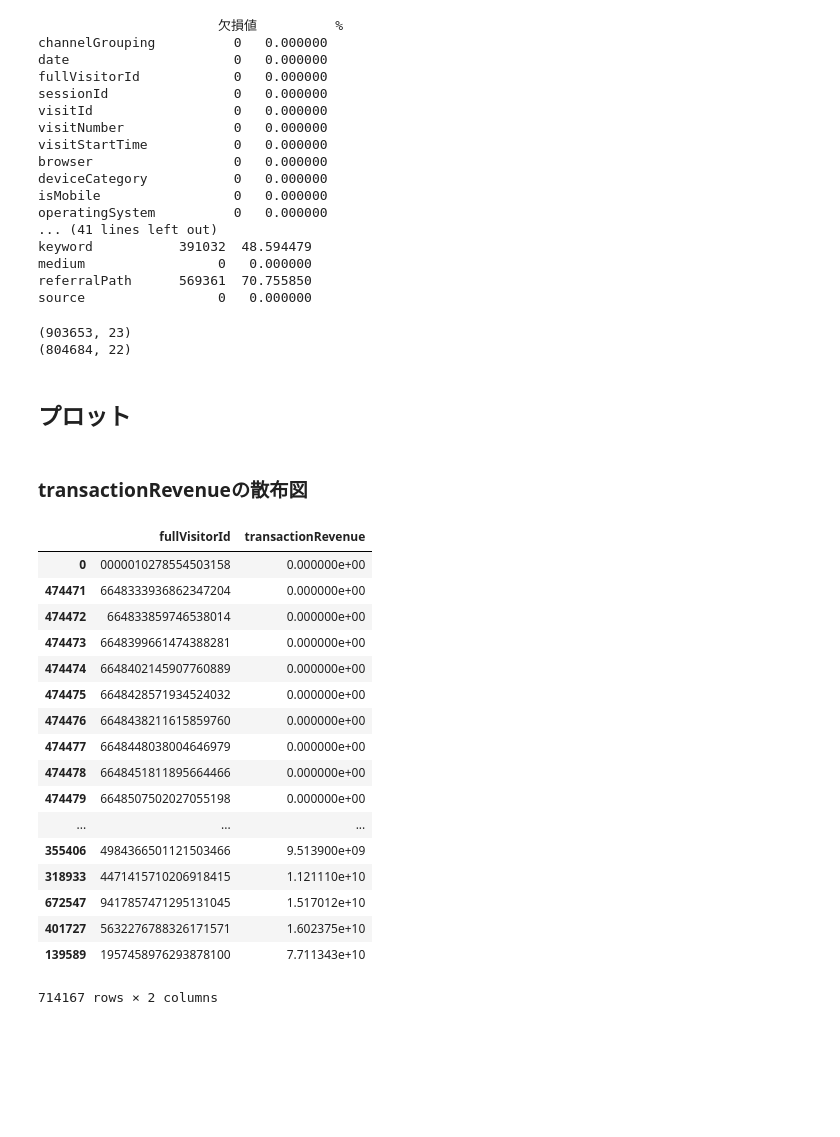
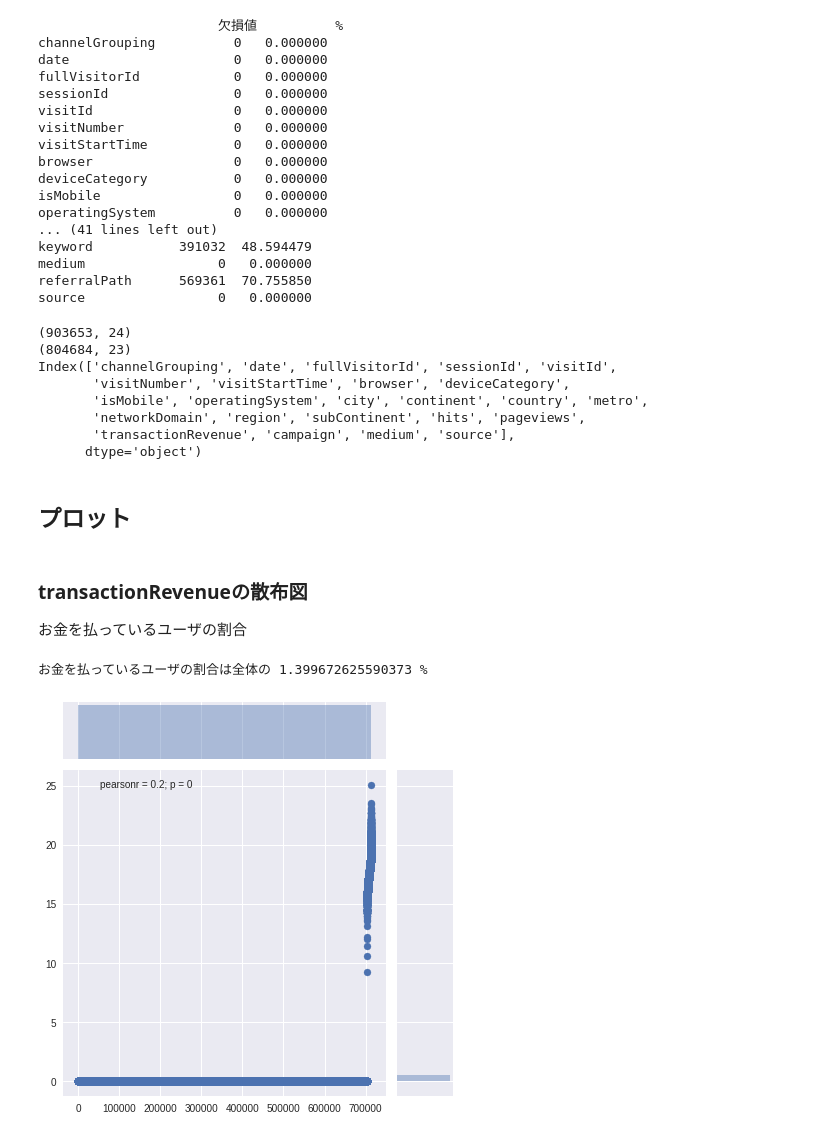
Before and after one commit to taiki323/kaggle_training, a Jupyter notebook: Google_Analytics_Customer_Revenue_Prediction.ipynb, the cells around one changed output. Cells and saved outputs as stored; diff of their text form; code cells hidden in the pictures; blank space fills up the shorter version.

```diff
--- a/Google_Analytics_Customer_Revenue_Prediction.ipynb
+++ b/Google_Analytics_Customer_Revenue_Prediction.ipynb
@@ -225,7 +222,7 @@ train = train.drop(del_columns, axis=1)
 test = test.drop(del_columns, axis=1)
 # %%
 #予測に関係のないデータを削除
-unwanted = ["browser", "adwordsClickInfo"]
+unwanted = ["adwordsClickInfo"]
 train = train.drop(unwanted, axis=1)
 test = test.drop(unwanted, axis=1)
 # %%
@@ -234,10 +231,18 @@ train['transactionRevenue'] = train['transactionRevenue'].fillna(0)
 # %%
 print(train.shape)
 print(test.shape)
+print(train.columns)
 # %% [output]
-(903653, 23)
-(804684, 22)
+(903653, 24)
+(804684, 23)
+Index(['channelGrouping', 'date', 'fullVisitorId', 'sessionId', 'visitId',
+       'visitNumber', 'visitStartTime', 'browser', 'deviceCategory',
+       'isMobile', 'operatingSystem', 'city', 'continent', 'country', 'metro',
+       'networkDomain', 'region', 'subContinent', 'hits', 'pageviews',
+       'transactionRevenue', 'campaign', 'medium', 'source'],
+      dtype='object')
 # %% [markdown]
 ## プロット
 # %% [markdown]
 ### transactionRevenueの散布図
+お金を払っているユーザの割合
@@ -247,21 +249,10 @@ gdf = train.groupby('fullVisitorId')['transactionRevenue'].sum().reset_index()
-# %%
-gdf.sort_values('transactionRevenue')
-# %% [output]
-|  | fullVisitorId | transactionRevenue |
-| 0 | 0000010278554503158 | 0.000000e+00 |
-| 474471 | 6648333936862347204 | 0.000000e+00 |
-| 474472 | 664833859746538014 | 0.000000e+00 |
-| 474473 | 6648399661474388281 | 0.000000e+00 |
-| 474474 | 6648402145907760889 | 0.000000e+00 |
-| 474475 | 6648428571934524032 | 0.000000e+00 |
-| 474476 | 6648438211615859760 | 0.000000e+00 |
-| 474477 | 6648448038004646979 | 0.000000e+00 |
-| 474478 | 6648451811895664466 | 0.000000e+00 |
-| 474479 | 6648507502027055198 | 0.000000e+00 |
-| ... | ... | ... |
-| 355406 | 4984366501121503466 | 9.513900e+09 |
-| 318933 | 4471415710206918415 | 1.121110e+10 |
-| 672547 | 9417857471295131045 | 1.517012e+10 |
-| 401727 | 5632276788326171571 | 1.602375e+10 |
-| 139589 | 1957458976293878100 | 7.711343e+10 |
-714167 rows × 2 columns
+# %%
+#fullVisitorIdのグループ毎にtransactionRevenueの合計算出
+train['transactionRevenue'] = train['transactionRevenue'].astype(float)
+gdf = train.groupby('fullVisitorId')['transactionRevenue'].sum().reset_index()
+gdf = gdf.sort_values('transactionRevenue')
+sns.jointplot(np.arange(gdf.shape[0]),np.log1p(gdf['transactionRevenue'].values))
+print("お金を払っているユーザの割合は全体の" ,100 * ((gdf['transactionRevenue']>0).sum()) / gdf.shape[0], "%")
+# %% [output]
+お金を払っているユーザの割合は全体の 1.399672625590373 %
+[figure, added]
```
Also changed, not shown: parts of 14 cells of this notebook.
